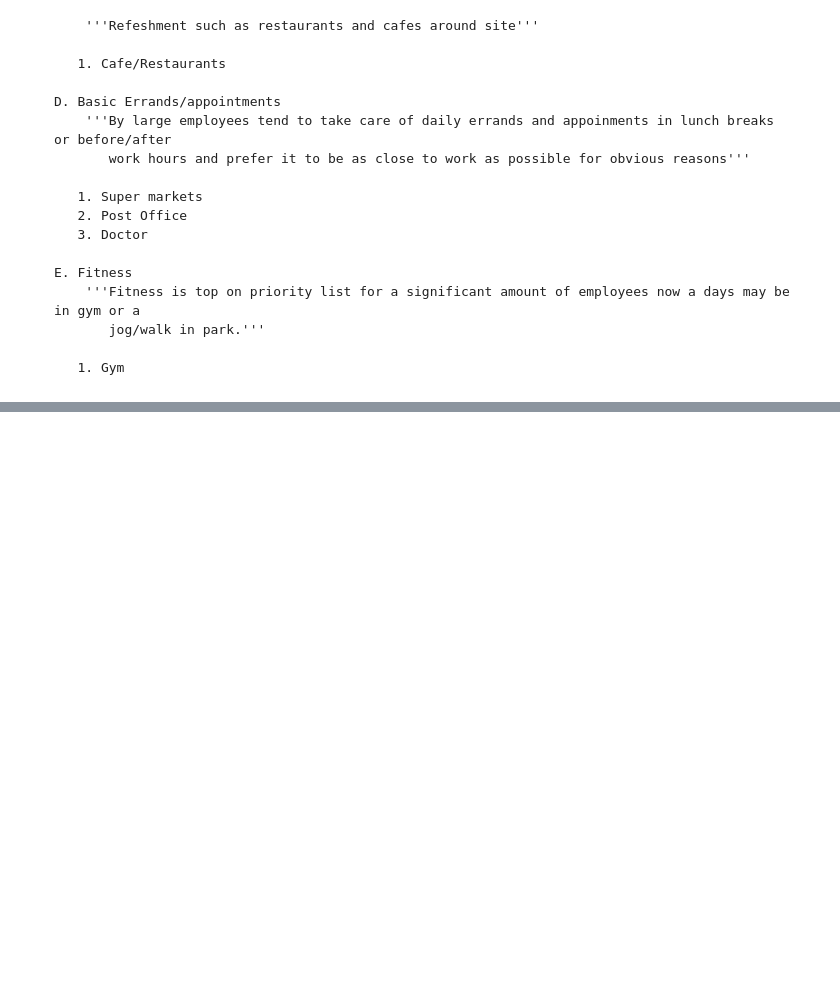
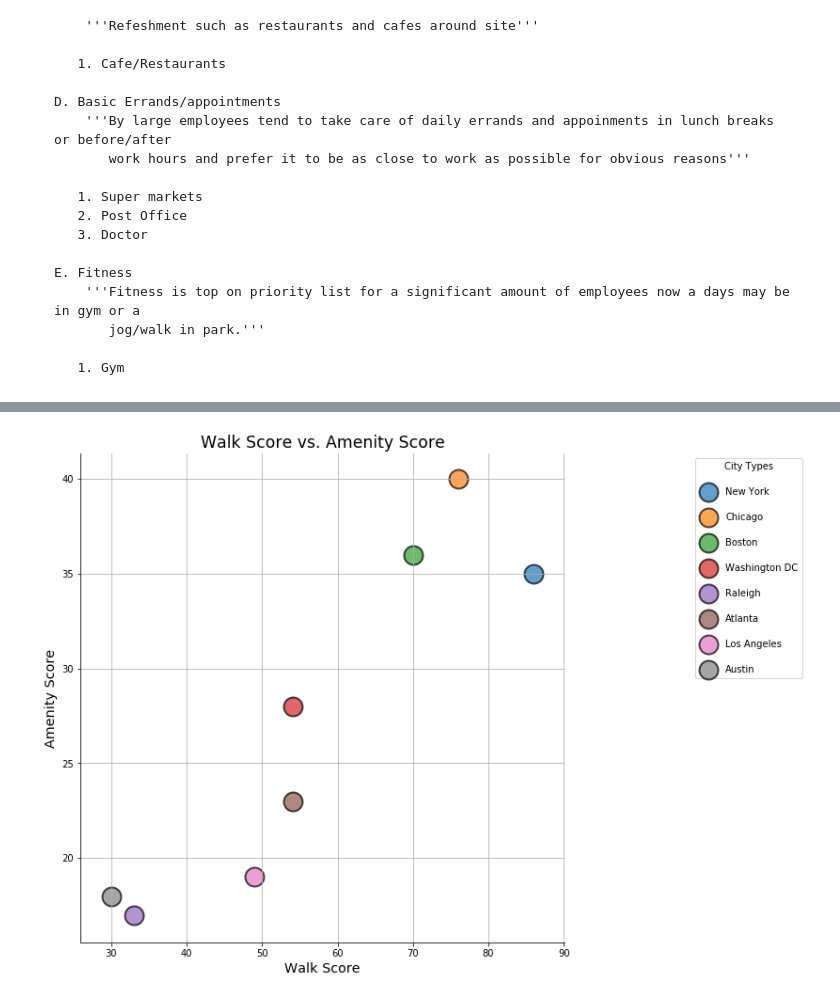
Before and after one commit to indranik/BC_Project1, a Jupyter notebook: Amenities_Niyati/Plots/Total_Amenities_Ranking.ipynb, the cells around one changed output, grey strips where cells are left out. Cells and saved outputs as stored; diff of their text form; code cells hidden in the pictures; blank space fills up the shorter version.

Commit message:
changes to amenity  and env slides

```diff
--- a/Amenities_Niyati/Plots/Total_Amenities_Ranking.ipynb
+++ b/Amenities_Niyati/Plots/Total_Amenities_Ranking.ipynb
@@ -102,3 +102,11 @@ amenities_ranking_df
 | 7 | Raleigh city, North Carolina | 4 | 4 | 2 | 1 | 2 | 4 | 17 | ... |
 # %%
 amenities_ranking_df.to_csv("../Results/Final City Ranking for Amenities.csv")
+# %%
+amenity_score = [35,40,36,28,17,23,19,18]
+#Get walk score
+walk_score = pd.read_csv('../Results/Walk Bike Transit Score Ranking.csv')
+walk_score = walk_score[['Amazon City','Walk score']]
+walk_score['Walk score'] = round(walk_score['Walk score'].astype(float))
+walk_score['Amenity Score']=amenity_score
+walk_score
@@ -104,0 +123,22 @@ amenities_ranking_df.to_csv("../Results/Final City Ranking for Amenities.csv")
+# %%
+# Use seaborn to make the scatter plot
+sns.lmplot(x='Walk score', y='Amenity Score', data=walk_score, fit_reg=False, hue='Amazon City',
+           legend=False, size=8,
+           scatter_kws={"s":400, 'alpha':0.7, 'edgecolors':'black', 'linewidths':2})
+# Make the grid, set x-limit and y-limit
+plt.grid()
+# plt.xlim(65,100)
+# plt.ylim(10,70)
+
+# Make x-axis, y-axis & title labels
+plt.title("Walk Score vs. Amenity Score", fontsize="xx-large")
+plt.xlabel("Walk Score", fontsize="x-large")
+plt.ylabel("Amenity Score", fontsize="x-large")
+
+# Format the legend and plot
+plt.legend(loc='upper right', title='City Types', bbox_to_anchor=(1.5,1), labelspacing=1.7)
+
+plt.savefig('Save_Figs/walkscore_vs_amenityscore.png', bbox_inches='tight')
+plt.show()
+# %% [output]
+[figure, added]
```
Also changed, not shown: parts of 1 cell of this notebook, 4 other files.
